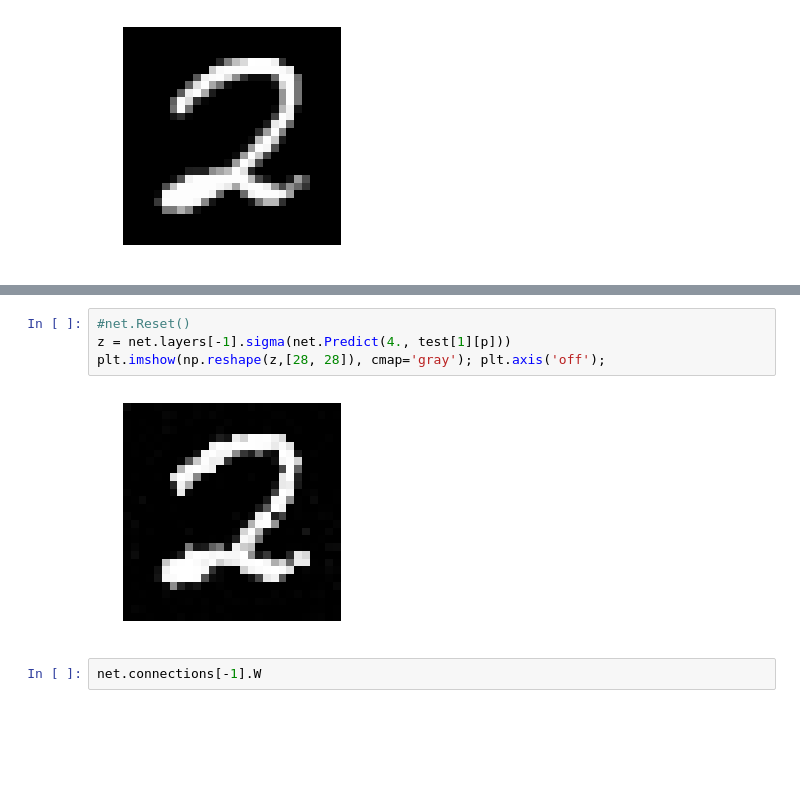
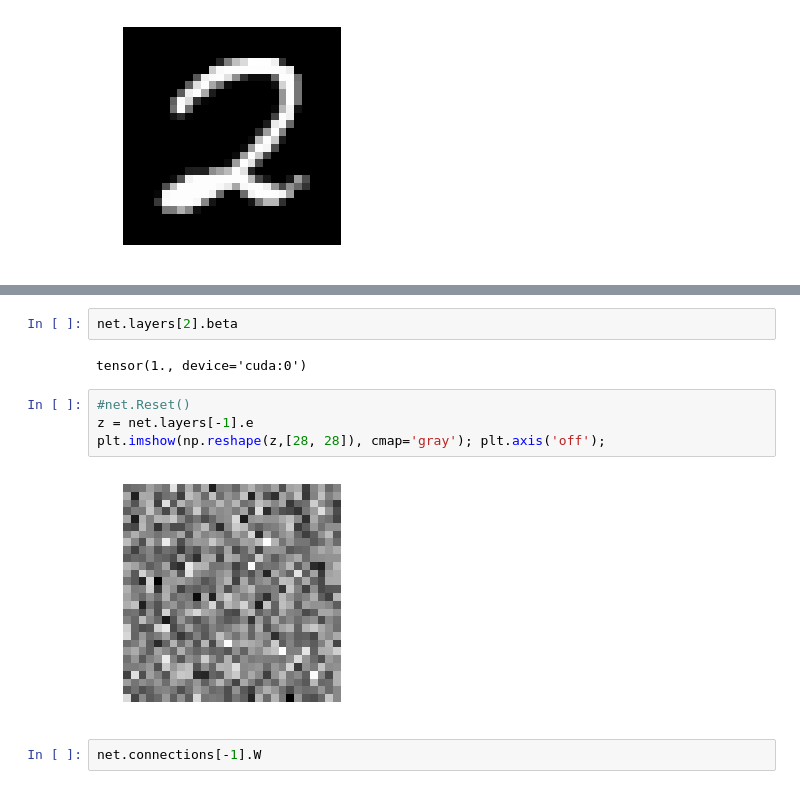
Before and after one commit to jorchard/peBogacz, a Jupyter notebook: python/Reverse MNIST.ipynb, the cells around one changed output, grey strips where cells are left out. Saved outputs shown, nothing was run; the diff lists cells and outputs as text; blank space fills up the shorter version.

```diff
--- a/python/Reverse MNIST.ipynb
+++ b/python/Reverse MNIST.ipynb
@@ -227,9 +366,13 @@ tensor([ 0.4397,  0.0024, -0.0015, -0.0045,  0.5378,  0.0048, -0.0211,
+# %%
+net.layers[2].beta
+# %% [output]
+tensor(1., device='cuda:0')
 # %%
 #net.Reset()
-z = net.layers[-1].sigma(net.Predict(4., test[1][p]))
+z = net.layers[-1].e
 plt.imshow(np.reshape(z,[28, 28]), cmap='gray'); plt.axis('off');
 # %% [output]
-[figure, old version]
+[figure, new version]
 # %%
 net.connections[-1].W
 # %% [output]
```
Also changed, not shown: parts of 41 cells of this notebook, 4 other files.
